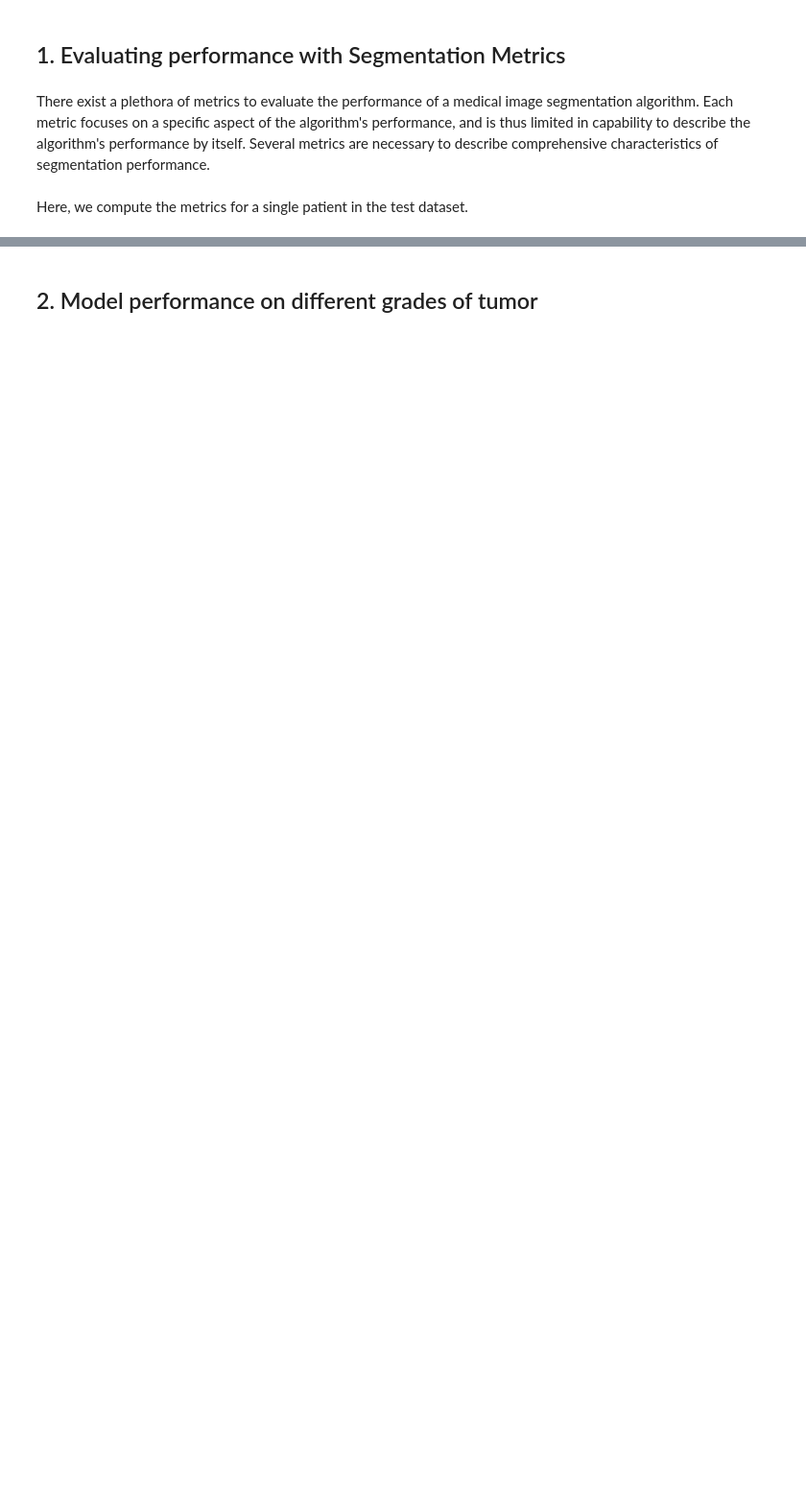
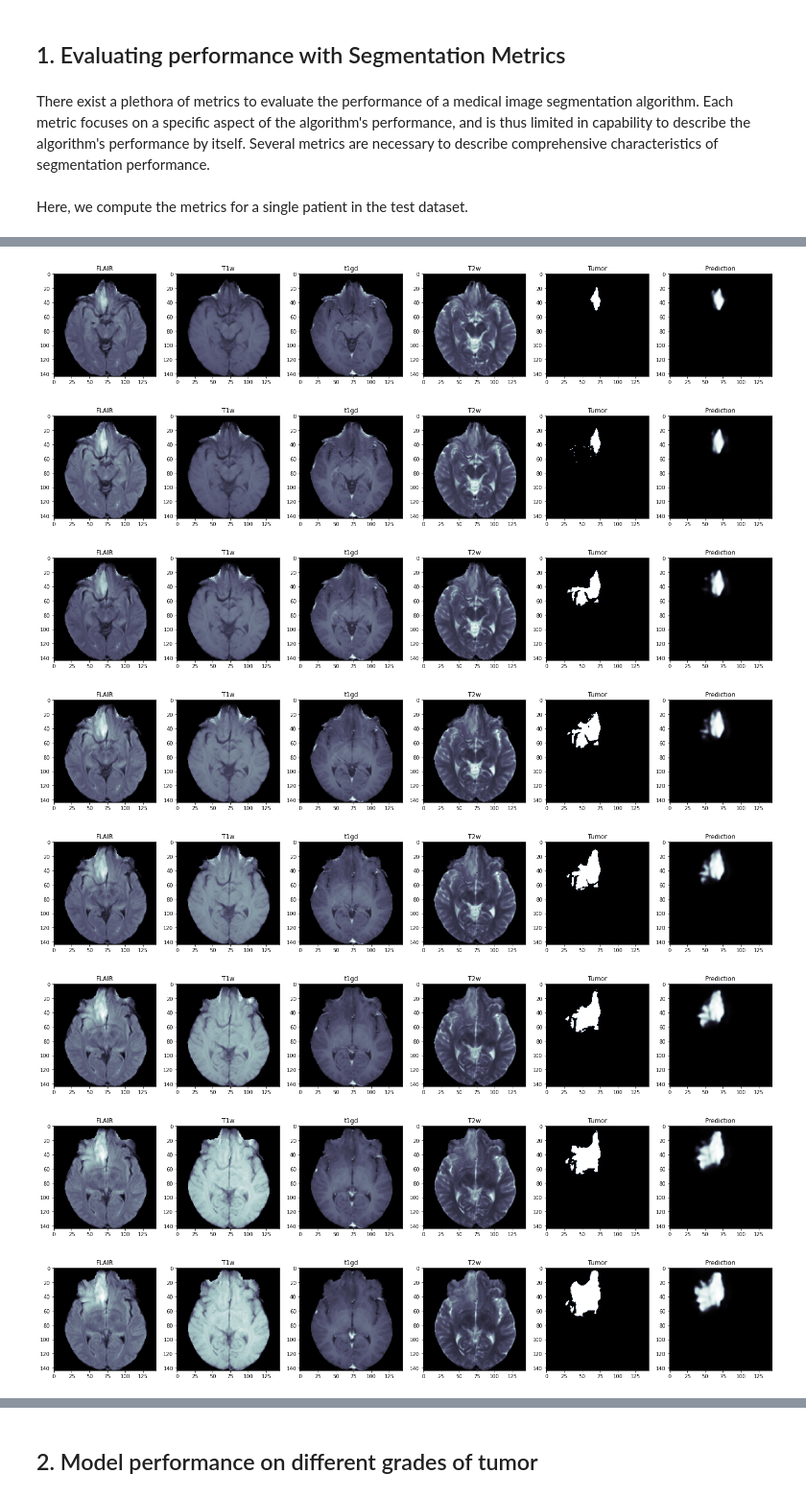
Before and after one commit to comp-hci-lab/BDSI_2022_ML, a Jupyter notebook: solution/03_Model_Evaluation_Solution.ipynb, the cells around one changed output, grey strips where cells are left out. Shown at 96% size. Saved outputs shown, nothing was run; the diff lists cells and outputs as text; code cells hidden in the pictures; blank space fills up the shorter version.

```diff
--- a/solution/03_Model_Evaluation_Solution.ipynb
+++ b/solution/03_Model_Evaluation_Solution.ipynb
@@ -60,6 +57,6 @@ Listing all GPU resources:
 # %%
 UNet = ModelLoader()
-data = DataLoader()
+MRIData = DataLoader()
 # %% [output]
 https://scikit-learn.org/stable/model_persistence.html#security-maintainability-limitations
   warnings.warn(
@@ -94,7 +92,7 @@ Here, we compute the metrics for a single patient in the test dataset.
 # %%
 patient_case = 'TCGA-HT-7874'
 # %%
-patient = Patient(data,UNet)
+patient = Patient(MRIData,UNet)
 patient.create(patient_case)
 patient.get_information()
 # %% [output]
@@ -110,3 +100,0 @@ Let's see how some of the MRI scans look like, along with radiologist-annotated
-# %%
-for z_slice in range(70,80):
-    patient.plot_figures(z_slice)
@@ -130,0 +101,12 @@ y_pred = (y_prob > .5).astype(int)   #predicted binary label
+# %%
+for z_slice in range(60,70):
+    patient.plot_figures(z_slice)
+# %% [output]
+[figure, added]
+[figure, added]
+[figure, added]
+[figure, added]
+[figure, added]
+[figure, added]
+[figure, added]
+[figure, added]
```
Also changed, not shown: parts of 24 cells of this notebook, 5 other files.
